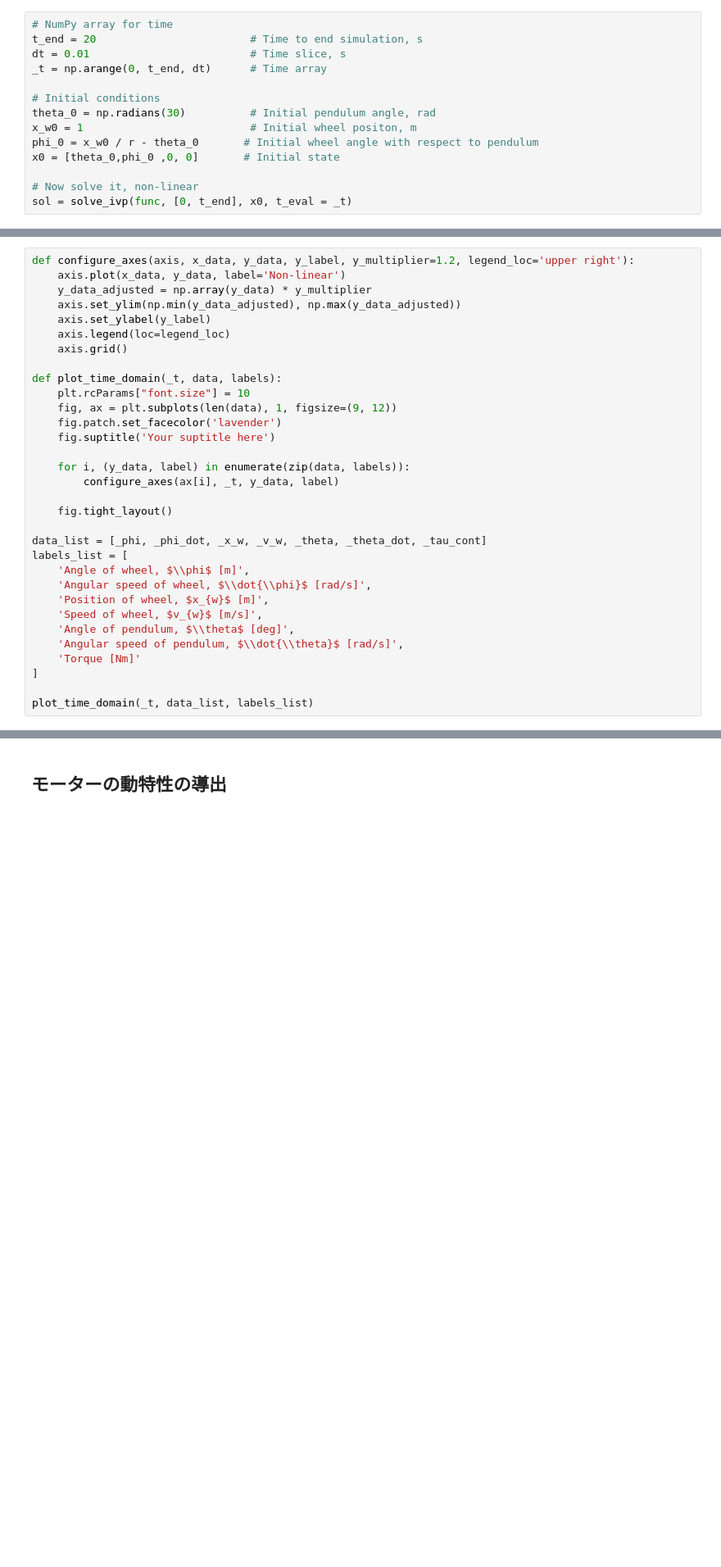
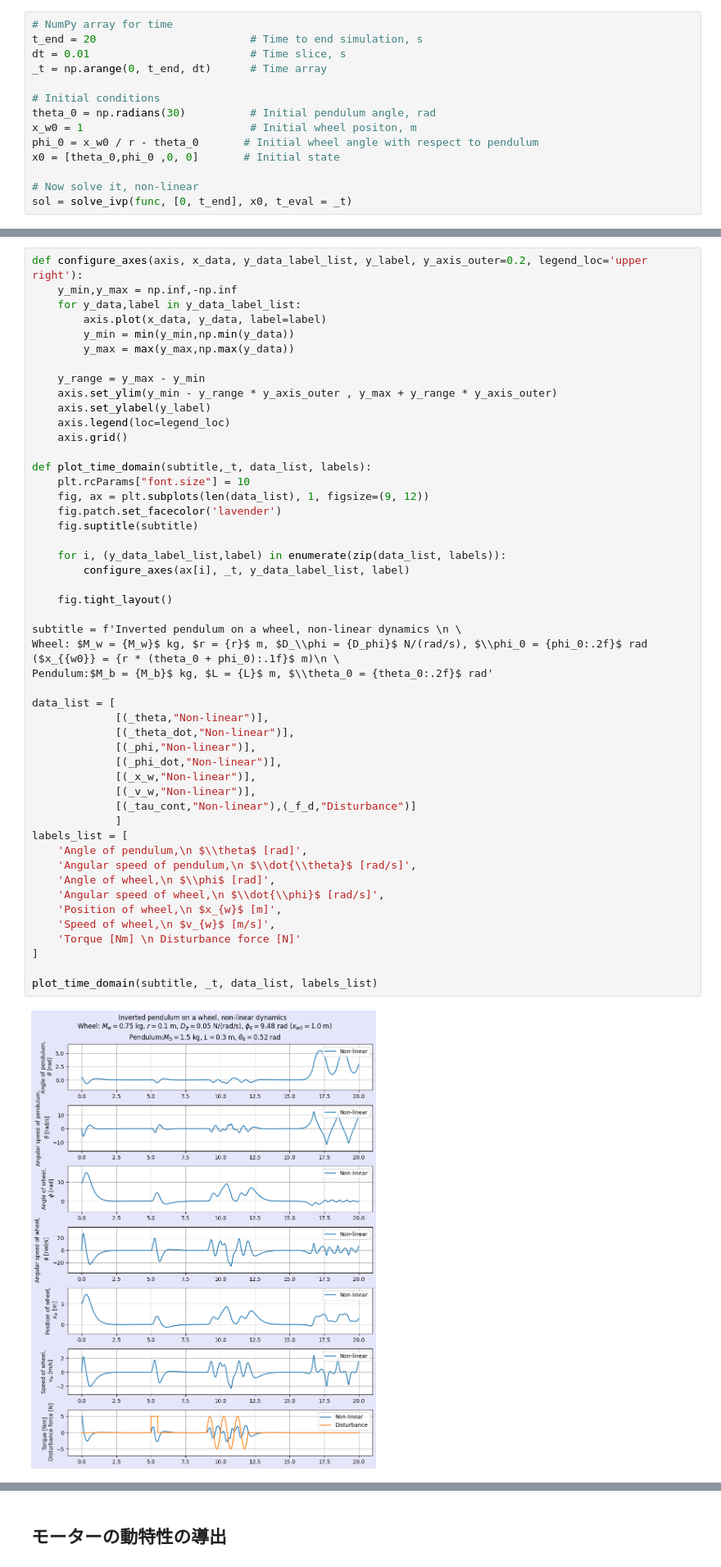
Before and after one commit to HoneyMack/wheel_inverted_pendulum, a Jupyter notebook: simlator.ipynb, the cells around one changed output, grey strips where cells are left out. Shown at 82% size. Cells and saved outputs as stored; diff of their text form; blank space fills up the shorter version.

```diff
--- a/simlator.ipynb
+++ b/simlator.ipynb
@@ -469,37 +471,56 @@ for i, __t in enumerate(_t):
     _tau_cont[i] = torque_control(__t, sol.y[:,i])
     _f_d[i] = force_disturbance(__t, sol.y[:,i])
 # %%
-def configure_axes(axis, x_data, y_data, y_label, y_multiplier=1.2, legend_loc='upper right'):
-    axis.plot(x_data, y_data, label='Non-linear')
-    y_data_adjusted = np.array(y_data) * y_multiplier
-    axis.set_ylim(np.min(y_data_adjusted), np.max(y_data_adjusted))
+def configure_axes(axis, x_data, y_data_label_list, y_label, y_axis_outer=0.2, legend_loc='upper right'):
+    y_min,y_max = np.inf,-np.inf
+    for y_data,label in y_data_label_list:
+        axis.plot(x_data, y_data, label=label)
+        y_min = min(y_min,np.min(y_data))
+        y_max = max(y_max,np.max(y_data))
+
+    y_range = y_max - y_min
+    axis.set_ylim(y_min - y_range * y_axis_outer , y_max + y_range * y_axis_outer)
     axis.set_ylabel(y_label)
     axis.legend(loc=legend_loc)
     axis.grid()
 
-def plot_time_domain(_t, data, labels):
+def plot_time_domain(subtitle,_t, data_list, labels):
     plt.rcParams["font.size"] = 10
-    fig, ax = plt.subplots(len(data), 1, figsize=(9, 12))
+    fig, ax = plt.subplots(len(data_list), 1, figsize=(9, 12))
     fig.patch.set_facecolor('lavender')
-    fig.suptitle('Your suptitle here')
+    fig.suptitle(subtitle)
 
-    for i, (y_data, label) in enumerate(zip(data, labels)):
-        configure_axes(ax[i], _t, y_data, label)
+    for i, (y_data_label_list,label) in enumerate(zip(data_list, labels)):
+        configure_axes(ax[i], _t, y_data_label_list, label)
 
     fig.tight_layout()
 
-data_list = [_phi, _phi_dot, _x_w, _v_w, _theta, _theta_dot, _tau_cont]
+subtitle = f'Inverted pendulum on a wheel, non-linear dynamics \n \
+Wheel: $M_w = {M_w}$ kg, $r = {r}$ m, $D_\\phi = {D_phi}$ N/(rad/s), $\\phi_0 = {phi_0:.2f}$ rad ($x_{{w0}} = {r * (theta_0 + phi_0):.1f}$ m)\n \
+Pendulum:$M_b = {M_b}$ kg, $L = {L}$ m, $\\theta_0 = {theta_0:.2f}$ rad'
+
+data_list = [
+             [(_theta,"Non-linear")],
+             [(_theta_dot,"Non-linear")],
+             [(_phi,"Non-linear")],
+             [(_phi_dot,"Non-linear")],
+             [(_x_w,"Non-linear")],
+             [(_v_w,"Non-linear")],
+             [(_tau_cont,"Non-linear"),(_f_d,"Disturbance")]
+             ]
 labels_list = [
-    'Angle of wheel, $\\phi$ [m]',
-    'Angular speed of wheel, $\\dot{\\phi}$ [rad/s]',
-    'Position of wheel, $x_{w}$ [m]',
-    'Speed of wheel, $v_{w}$ [m/s]',
-    'Angle of pendulum, $\\theta$ [deg]',
-    'Angular speed of pendulum, $\\dot{\\theta}$ [rad/s]',
-    'Torque [Nm]'
+    'Angle of pendulum,\n $\\theta$ [rad]',
+    'Angular speed of pendulum,\n $\\dot{\\theta}$ [rad/s]',
+    'Angle of wheel,\n $\\phi$ [rad]',
+    'Angular speed of wheel,\n $\\dot{\\phi}$ [rad/s]',
+    'Position of wheel,\n $x_{w}$ [m]',
+    'Speed of wheel,\n $v_{w}$ [m/s]',
+    'Torque [Nm] \n Disturbance force [N]'
 ]
 
-plot_time_domain(_t, data_list, labels_list)
+plot_time_domain(subtitle, _t, data_list, labels_list)
+# %% [output]
+[figure, added]
 # %%
 # ------------------------------------------------
 # Time domain plots
```
Also changed, not shown: parts of 4 cells of this notebook.
